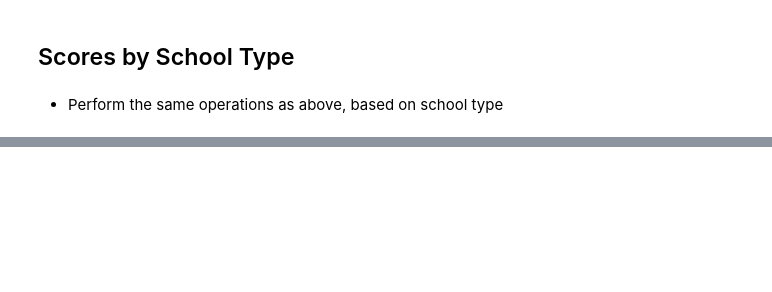
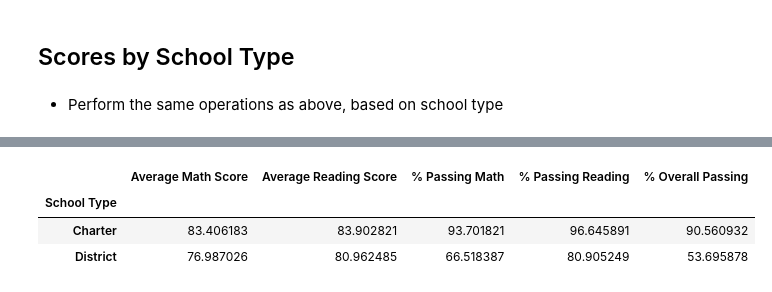
Before and after one commit to kaseynwilson/pandas_challenge, a Jupyter notebook: PyCitySchools/PyCitySchools_starter.ipynb, the cells around one changed output, grey strips where cells are left out. Saved outputs shown, nothing was run; the diff lists cells and outputs as text; code cells hidden in the pictures; blank space fills up the shorter version.

```diff
--- a/PyCitySchools/PyCitySchools_starter.ipynb
+++ b/PyCitySchools/PyCitySchools_starter.ipynb
@@ -304,0 +315,26 @@ scores_by_school
+# %%
+school_data_complete["School Type"] = school_data_complete["type"]
+
+school_type = school_data_complete.groupby("School Type")
+type_students = school_type["Student ID"].count()
+type_math_average = school_type["math_score"].mean()
+type_reading_average = school_type["reading_score"].mean()
+#type_passing_math = school_data_complete[school_data_complete["math_score"] >= 70].groupby("School Type")["Student ID"].count()/type_students*100
+#type_passing_reading = school_data_complete[school_data_complete["reading_score"] >= 70].groupby("School Type")["Student ID"].count()/type_students*100
+#type_passing_overall = school_data_complete[(school_data_complete["math_score"] >= 70) & (school_data_complete["reading_score"] >= 70)].groupby("School Type")["Student ID"].count()/type_students*100
+type_passing_math = school_data_complete[school_data_complete["math_score"] >= 70].groupby("School Type")["type"].count()/type_students*100
+type_passing_reading = school_data_complete[school_data_complete["reading_score"] >= 70].groupby("School Type")["type"].count()/type_students*100
+type_passing_overall = school_data_complete[(school_data_complete["math_score"] >= 70) & (school_data_complete["reading_score"] >= 70)].groupby("School Type")["type"].count()/type_students*100
+school_type = pd.DataFrame({'Average Math Score': type_math_average,
+                               'Average Reading Score': type_reading_average,
+                               '% Passing Math': type_passing_math,
+                               '% Passing Reading': type_passing_reading,
+                               '% Overall Passing': type_passing_overall
+                              })
+
+school_type
+# %% [output]
+|  | Average Math Score | Average Reading Score | % Passing Math | % Passing Reading | % Overall Passing |
+| School Type |  |  |  |  |  |
+| Charter | 83.406183 | 83.902821 | 93.701821 | 96.645891 | 90.560932 |
+| District | 76.987026 | 80.962485 | 66.518387 | 80.905249 | 53.695878 |
```
Also changed, not shown: parts of 5 cells of this notebook.
